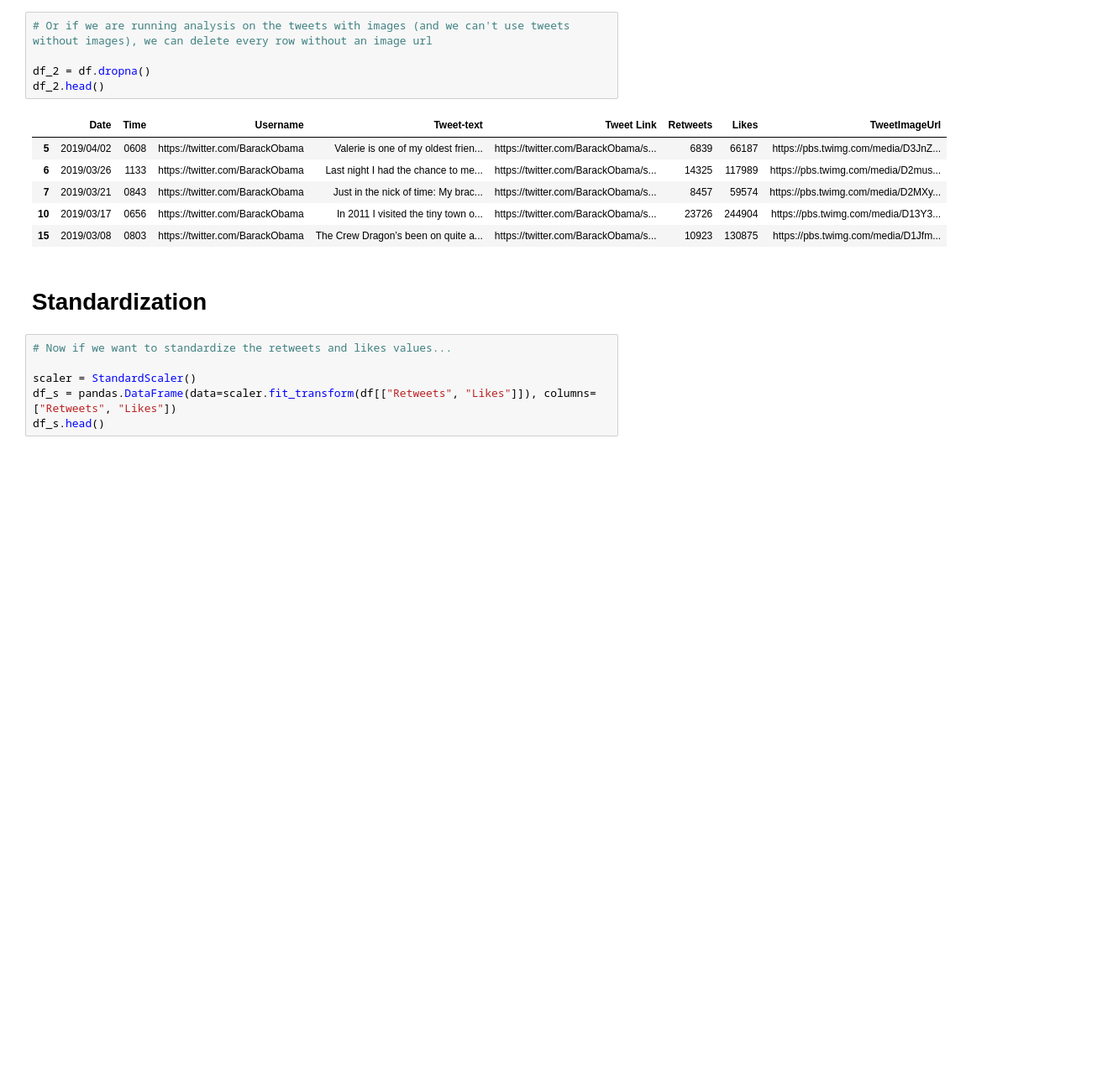
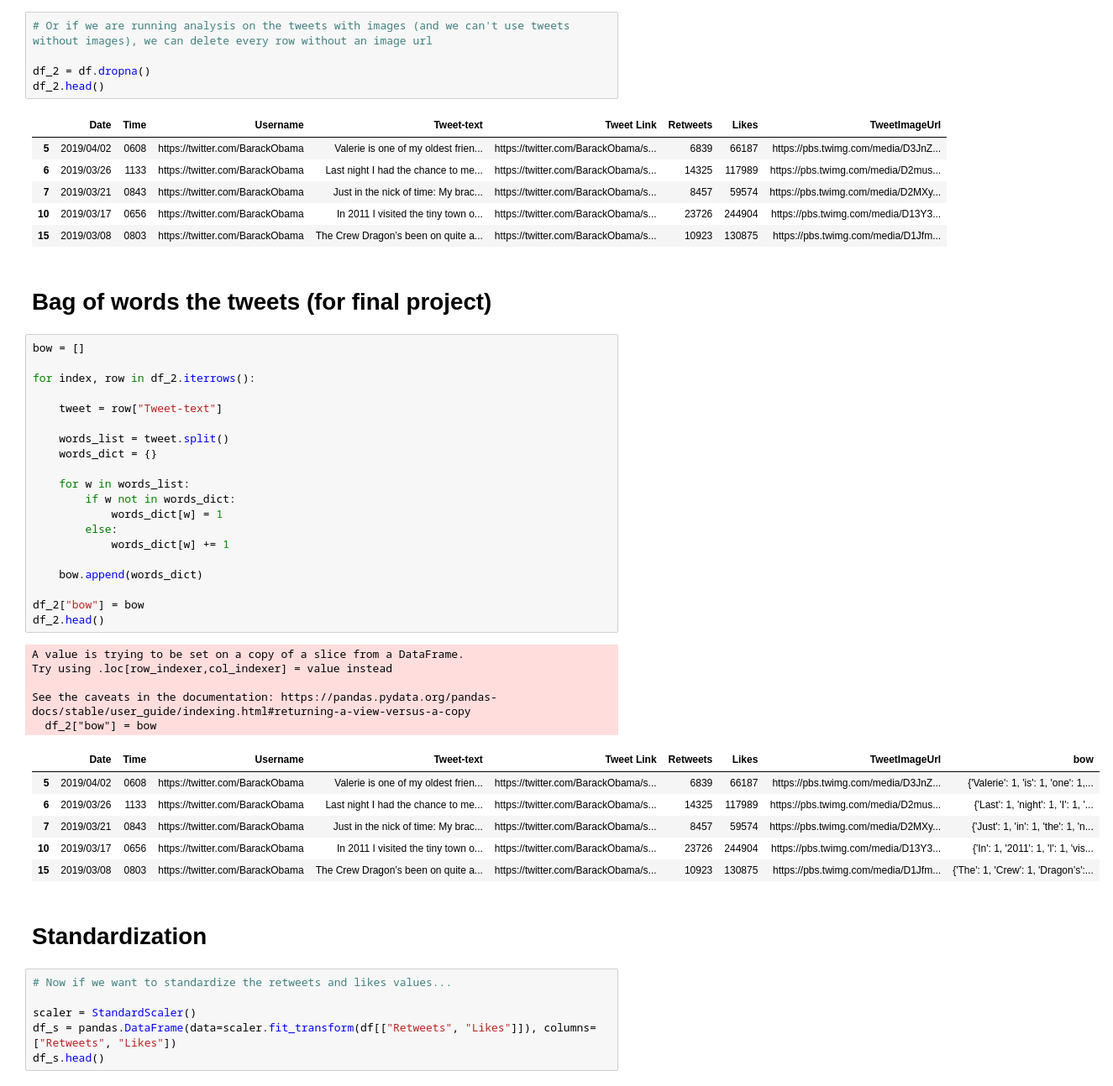
Before and after one commit to pauburk/Nueva-CS, a Jupyter notebook: dataset-processing/dataset_processing_new_paul.ipynb, the cells around one changed output. Shown at 84% size. Saved outputs shown, nothing was run; the diff lists cells and outputs as text; blank space fills up the shorter version.

Commit message:
update for final project

```diff
--- a/dataset-processing/dataset_processing_new_paul.ipynb
+++ b/dataset-processing/dataset_processing_new_paul.ipynb
@@ -127,6 +127,40 @@ df_2.head()
 | 7 | 2019/03/21 | 0843 | https://twitter.com/BarackObama | Just in the nick of time: My brac... | https://twitter.com/BarackObama/s... | 8457 | 59574 | https://pbs.twimg.com/media/D2MXy... |
 | 10 | 2019/03/17 | 0656 | https://twitter.com/BarackObama | In 2011 I visited the tiny town o... | https://twitter.com/BarackObama/s... | 23726 | 244904 | https://pbs.twimg.com/media/D13Y3... |
 | 15 | 2019/03/08 | 0803 | https://twitter.com/BarackObama | The Crew Dragon’s been on quite a... | https://twitter.com/BarackObama/s... | 10923 | 130875 | https://pbs.twimg.com/media/D1Jfm... |
+# %% [markdown]
+# Bag of words the tweets (for final project)
+# %%
+bow = []
+
+for index, row in df_2.iterrows():
+
+    tweet = row["Tweet-text"]
+
+    words_list = tweet.split()
+    words_dict = {}
+
+    for w in words_list:
+        if w not in words_dict:
+            words_dict[w] = 1
+        else:
+            words_dict[w] += 1
+
+    bow.append(words_dict)
+
+df_2["bow"] = bow
+df_2.head()
+# %% [output]
+A value is trying to be set on a copy of a slice from a DataFrame.
+Try using .loc[row_indexer,col_indexer] = value instead
+
+See the caveats in the documentation: https://pandas.pydata.org/pandas-docs/stable/user_guide/indexing.html#returning-a-view-versus-a-copy
+  df_2["bow"] = bow
+|  | Date | Time | Username | Tweet-text | Tweet Link | Retweets | Likes | TweetImageUrl | bow |
+| 5 | 2019/04/02 | 0608 | https://twitter.com/BarackObama | Valerie is one of my oldest frien... | https://twitter.com/BarackObama/s... | 6839 | 66187 | https://pbs.twimg.com/media/D3JnZ... | {'Valerie': 1, 'is': 1, 'one': 1,... |
+| 6 | 2019/03/26 | 1133 | https://twitter.com/BarackObama | Last night I had the chance to me... | https://twitter.com/BarackObama/s... | 14325 | 117989 | https://pbs.twimg.com/media/D2mus... | {'Last': 1, 'night': 1, 'I': 1, '... |
+| 7 | 2019/03/21 | 0843 | https://twitter.com/BarackObama | Just in the nick of time: My brac... | https://twitter.com/BarackObama/s... | 8457 | 59574 | https://pbs.twimg.com/media/D2MXy... | {'Just': 1, 'in': 1, 'the': 1, 'n... |
+| 10 | 2019/03/17 | 0656 | https://twitter.com/BarackObama | In 2011 I visited the tiny town o... | https://twitter.com/BarackObama/s... | 23726 | 244904 | https://pbs.twimg.com/media/D13Y3... | {'In': 1, '2011': 1, 'I': 1, 'vis... |
+| 15 | 2019/03/08 | 0803 | https://twitter.com/BarackObama | The Crew Dragon’s been on quite a... | https://twitter.com/BarackObama/s... | 10923 | 130875 | https://pbs.twimg.com/media/D1Jfm... | {'The': 1, 'Crew': 1, 'Dragon’s':... |
 # %% [markdown]
 # Standardization
 # %%
```
Also changed, not shown: parts of 1 cell of this notebook, 2 other files.
